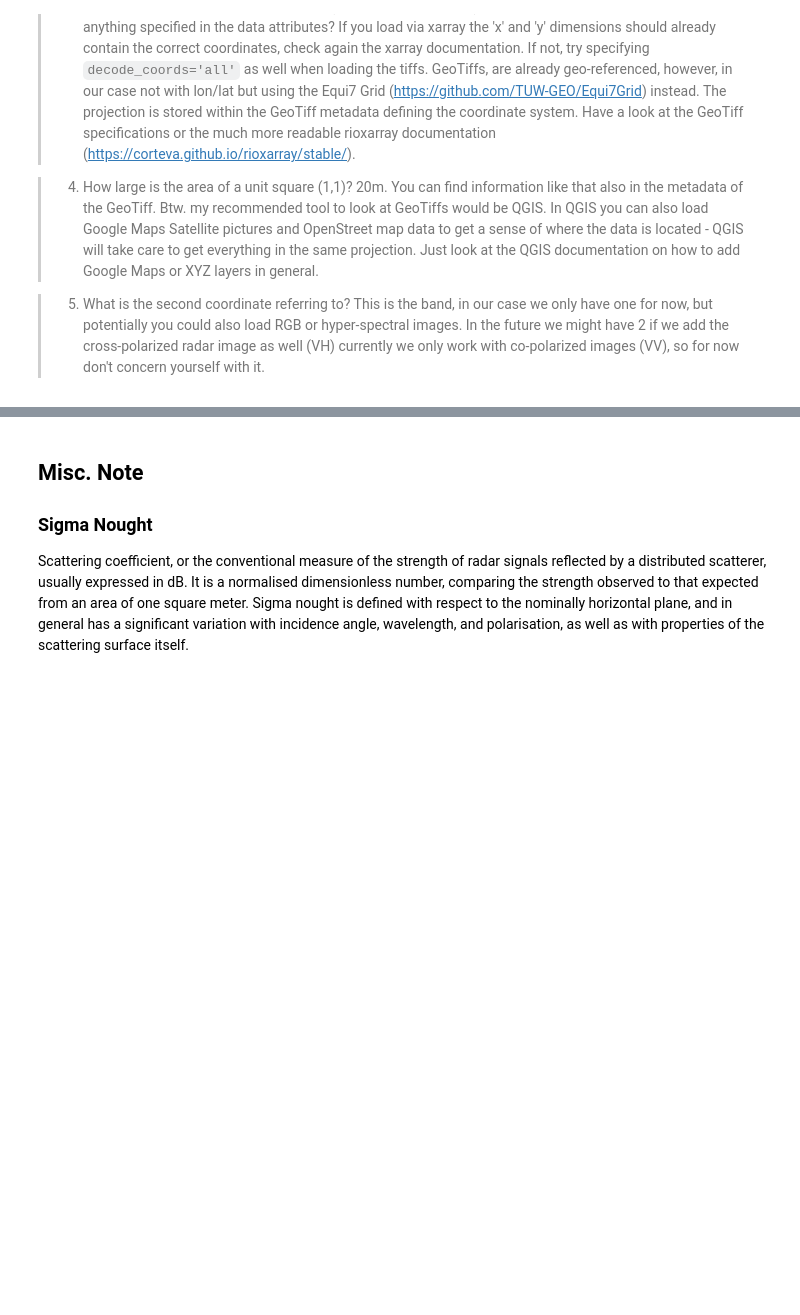
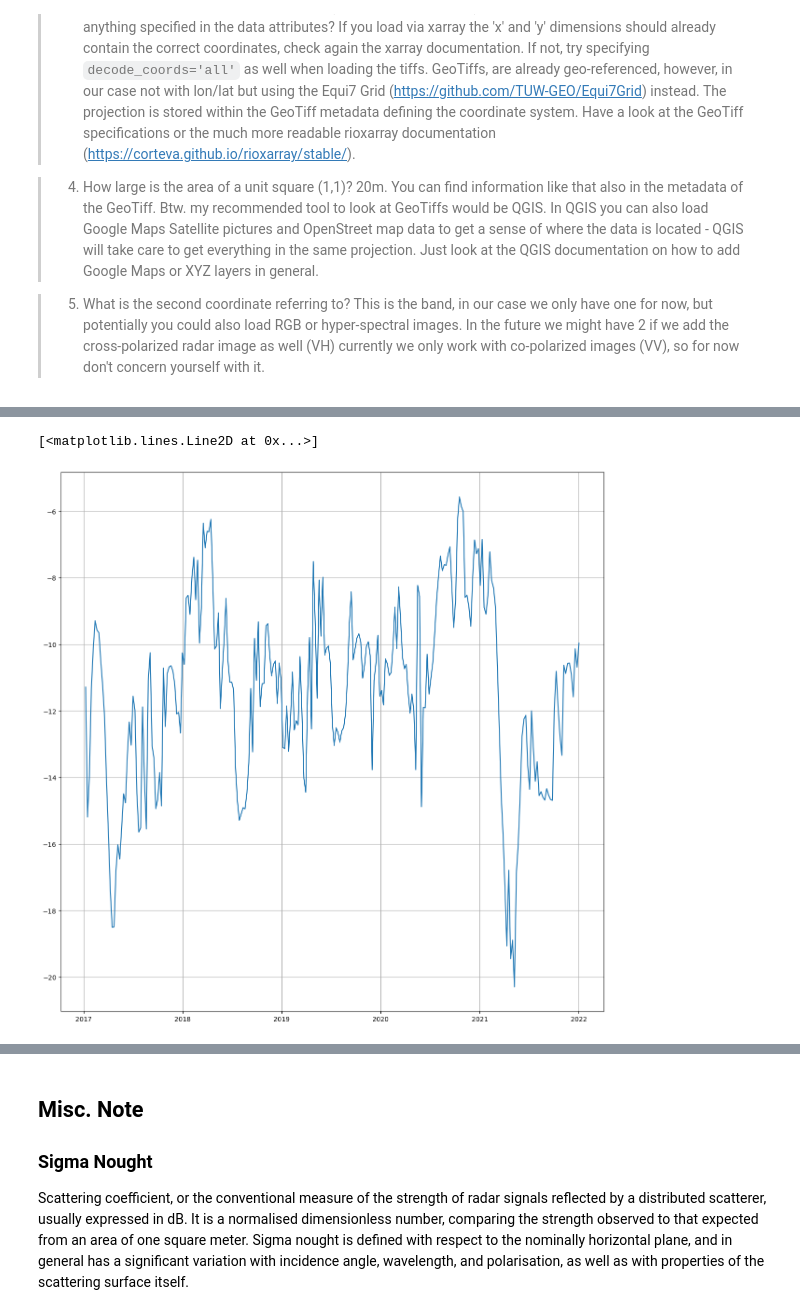
Before and after one commit to gentlerainsky/roughness-earth-observation, a Jupyter notebook: data_exploration.ipynb, the cells around one changed output, grey strips where cells are left out. Drawn from its saved outputs; the diff is of its cells as text; code cells hidden in the pictures; blank space fills up the shorter version.

```diff
--- a/data_exploration.ipynb
+++ b/data_exploration.ipynb
@@ -202 +311,10 @@ This is the band, in our case we only have one for now, but potentially you coul
+# %%
+fig, ax = plt.subplots()
+fig.set_figheight(15)
+fig.set_figwidth(15)
+
+ax.plot(tmp)
+# %% [output]
+[<matplotlib.lines.Line2D at 0x...>]
+[figure, added]
 # %%
```
Also changed, not shown: parts of 20 cells of this notebook, 6 other files.
